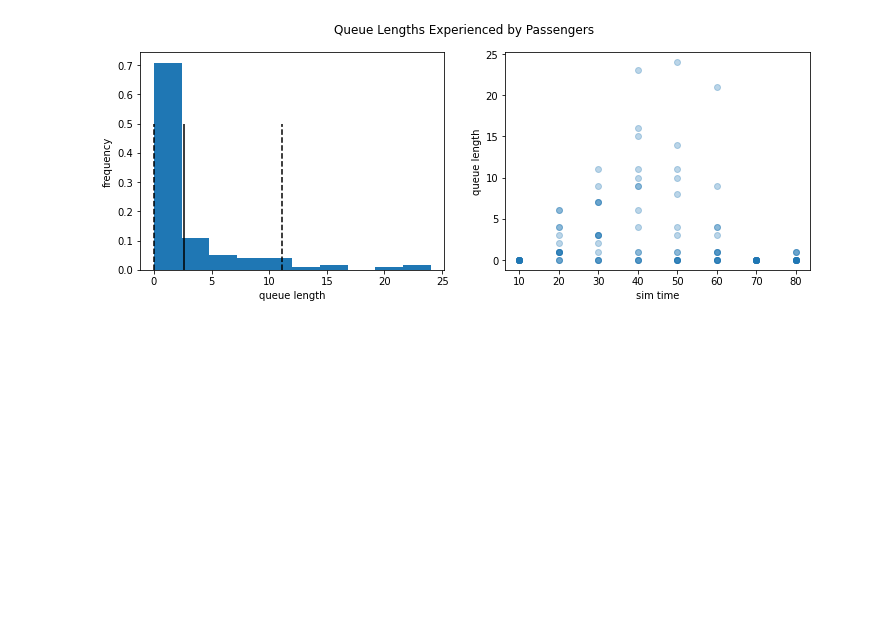
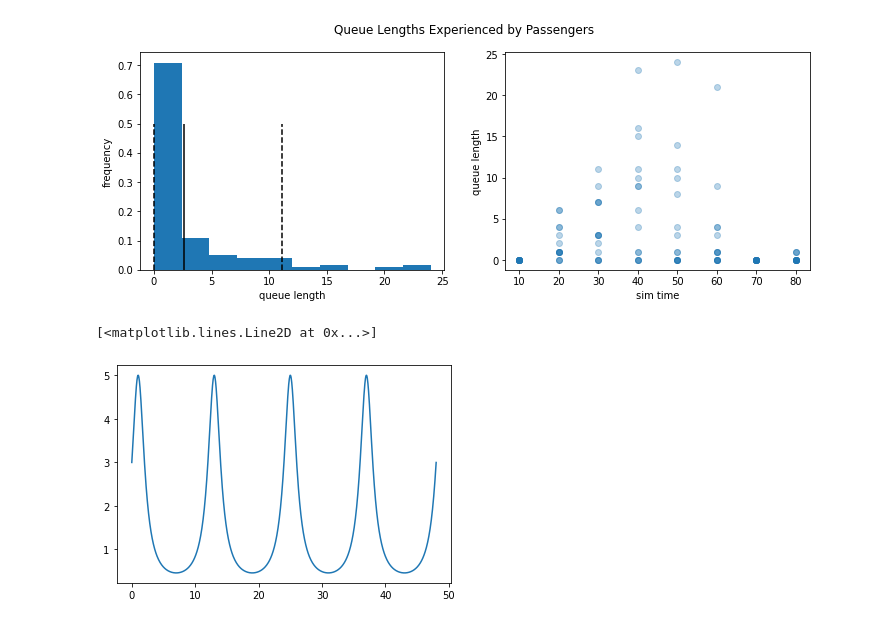
Before and after one commit to leo-ware/busing-sim, a Jupyter notebook: analysis.ipynb, the cells around one changed output. Cells and saved outputs as stored; diff of their text form; code cells hidden in the pictures; blank space fills up the shorter version.

```diff
--- a/analysis.ipynb
+++ b/analysis.ipynb
@@ -115,3 +115,12 @@ fig.suptitle("Queue Lengths Experienced by Passengers")
 fig.show()
 # %% [output]
 [figure]
+# %%
+from math import pi
+
+X = np.linspace(0, 48, 1000)
+Y = 1/(1.2 + np.cos(pi * (X - 7) / 6))
+plt.plot(X, Y)
+# %% [output]
+[<matplotlib.lines.Line2D at 0x...>]
+[figure, added]
```
Also changed, not shown: 2 other files.
